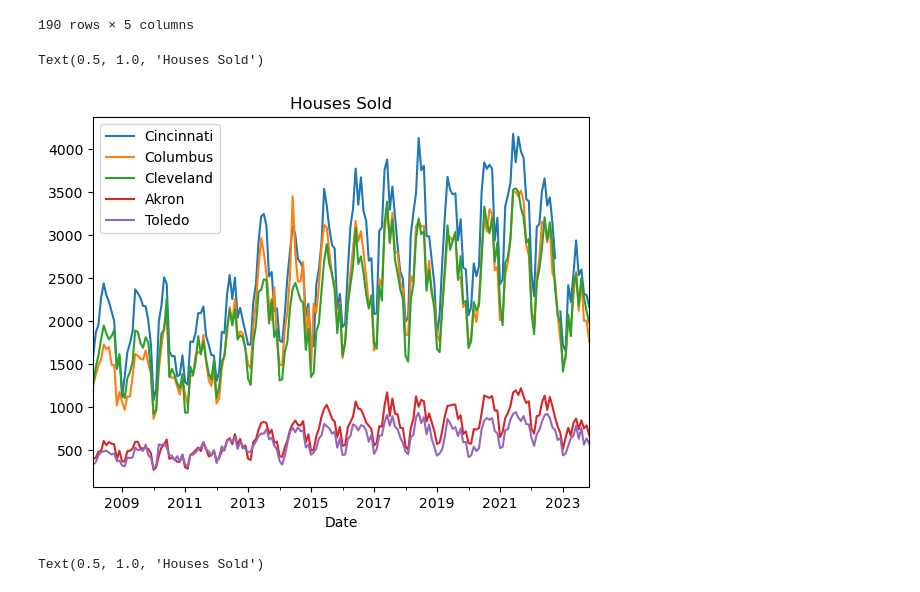
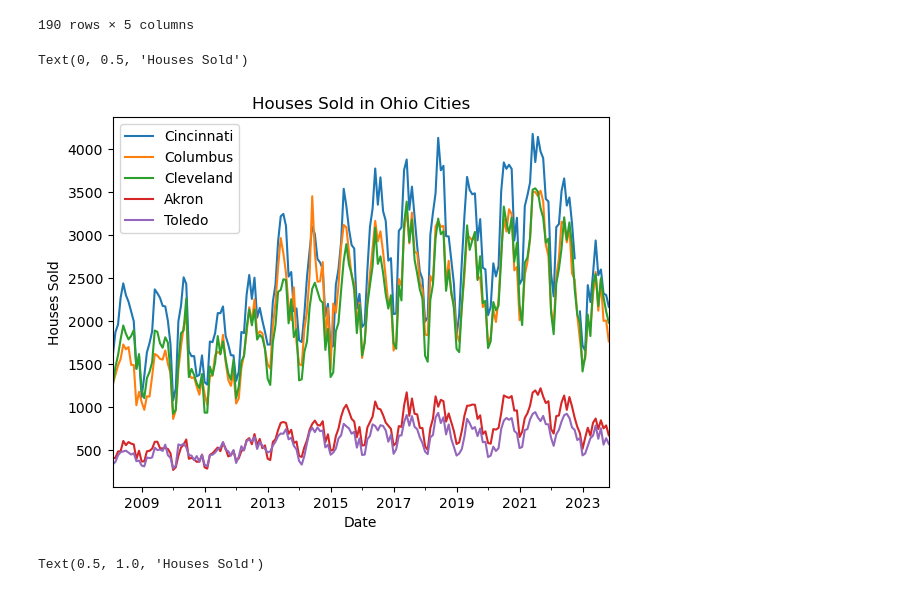
Before and after one commit to McKala1/Project-1, a Jupyter notebook: OSU_AI_Project_1_Nick.ipynb, the cells around one changed output. Saved outputs shown, nothing was run; the diff lists cells and outputs as text; code cells hidden in the pictures.

```diff
--- a/OSU_AI_Project_1_Nick.ipynb
+++ b/OSU_AI_Project_1_Nick.ipynb
@@ -251,7 +251,8 @@ dates_data_t
 # %%
 #Plotting the resampled data to examine yearly trends in housing sales.
 dates_data_t.plot()
-plt.title("Houses Sold")
+plt.title('Houses Sold in Ohio Cities')
+plt.ylabel('Houses Sold')
 # %% [output]
-Text(0.5, 1.0, 'Houses Sold')
+Text(0, 0.5, 'Houses Sold')
-[figure, old version]
+[figure, new version]
```
Also changed, not shown: parts of 7 cells of this notebook.
